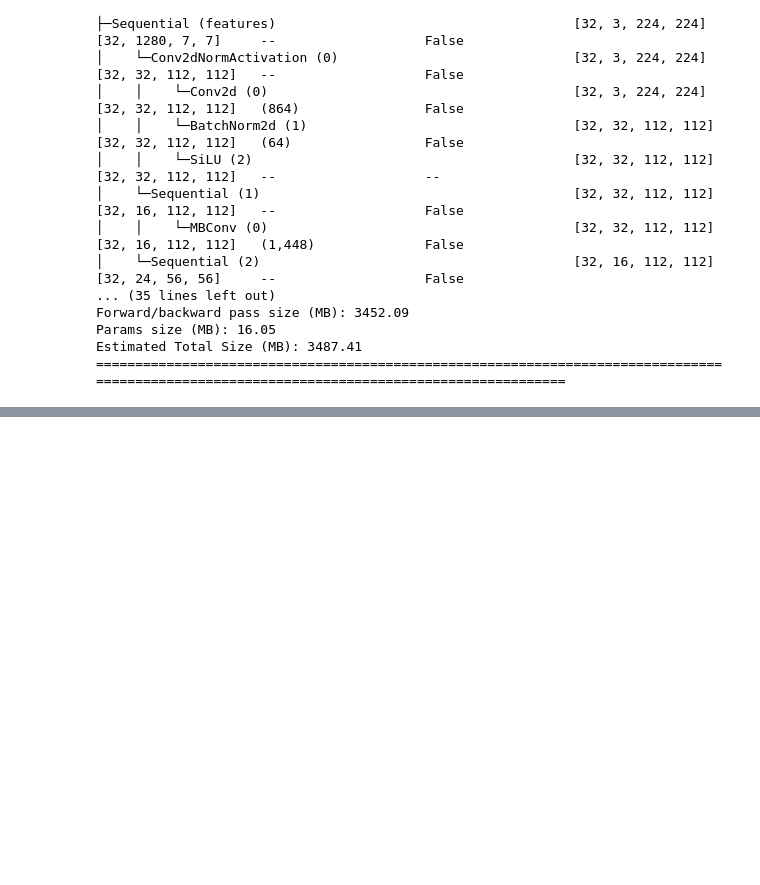
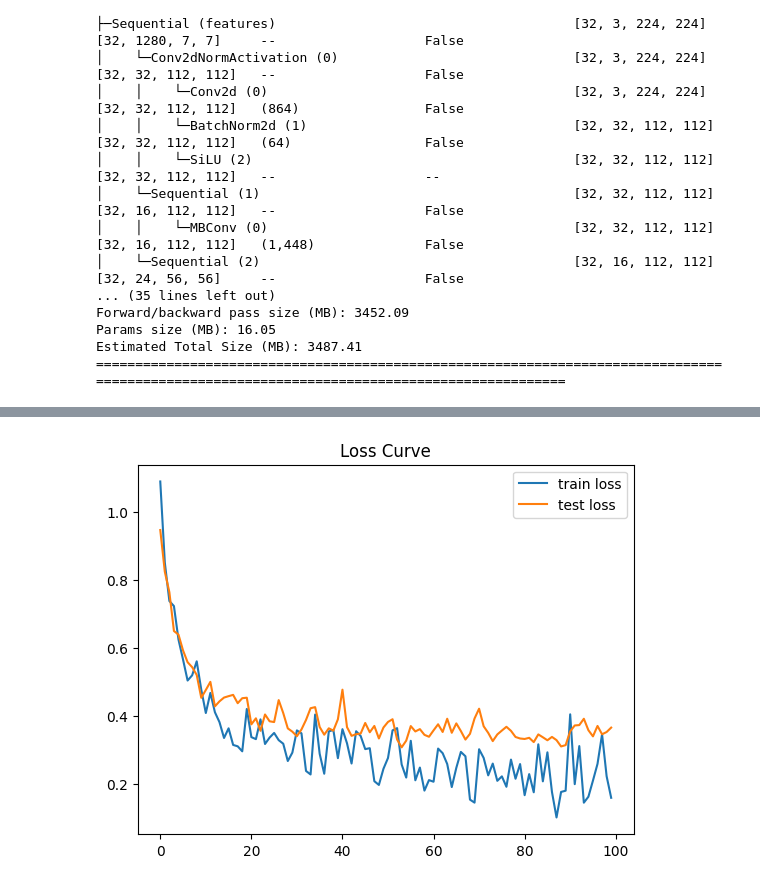
Before and after one commit to JohnYCLam/MachineLearning, a Jupyter notebook: PyTorch_Custom_Dataset_and_Transfer_Learning.ipynb, the cells around one changed output, grey strips where cells are left out. Cells and saved outputs as stored; diff of their text form; code cells hidden in the pictures; blank space fills up the shorter version.

```diff
--- a/PyTorch_Custom_Dataset_and_Transfer_Learning.ipynb
+++ b/PyTorch_Custom_Dataset_and_Transfer_Learning.ipynb
@@ -473,0 +530,36 @@ Estimated Total Size (MB): 3487.41
+# %%
+from timeit import default_timer as timer
+from tqdm.auto import tqdm
+def training(model, train_dataloader, test_dataloader, optimizer, device, loss_fcn = nn.CrossEntropyLoss(), epochs = 100):
+    results = {'train_loss': [], 'train_acc': [], 'test_loss': [], 'test_acc': []}
+
+    for epoch in tqdm(range(epochs)):
+        train_start = timer()
+        train_loss, train_acc = train_step(model, train_dataloader, loss_fcn, optimizer, device)
+        train_end = timer()
+        test_start = timer()
+        test_loss, test_acc = test_step(model, test_dataloader, loss_fcn, device)
+        test_end = timer()
+
+        results['train_loss'].append(train_loss)
+        results['train_acc'].append(train_acc)
+        results['test_loss'].append(test_loss)
+        results['test_acc'].append(test_acc)
+
+        if epoch == 0 or (epoch+1)%10 == 0:
+            print(f"Epoch {epoch + 1}| train loss: {train_loss:.3f} | train acc: {train_acc:.3f} | train time: {train_end - train_start:.3f} | test loss: {test_loss:.3f} | test acc: {test_acc:.3f} | test time: {test_end - test_start:.3f}")
+
+    return results
+# %%
+# Set random seeds
+torch.manual_seed(42)
+torch.cuda.manual_seed(42)
+
+optimizer = torch.optim.Adam(params = model.parameters(), lr = 0.001)
+loss_fcn = nn.CrossEntropyLoss()
+
+from timeit import default_timer as timer
+start_time = timer()
+results = training(model, train_dataloader, test_dataloader, optimizer, device, loss_fcn)
+end_time = timer()
+print(f"Total Time: {end_time - start_time:.3f}")
@@ -473,0 +579,9 @@ Estimated Total Size (MB): 3487.41
+# %%
+fig, ax = plt.subplots()
+ax.plot(range(100), results['train_loss'], label = 'train loss')
+ax.plot(range(100), results['test_loss'], label = 'test loss')
+ax.legend()
+ax.set_title("Loss Curve")
+plt.show()
+# %% [output]
+[figure, added]
```
Also changed, not shown: parts of 9 cells of this notebook.
